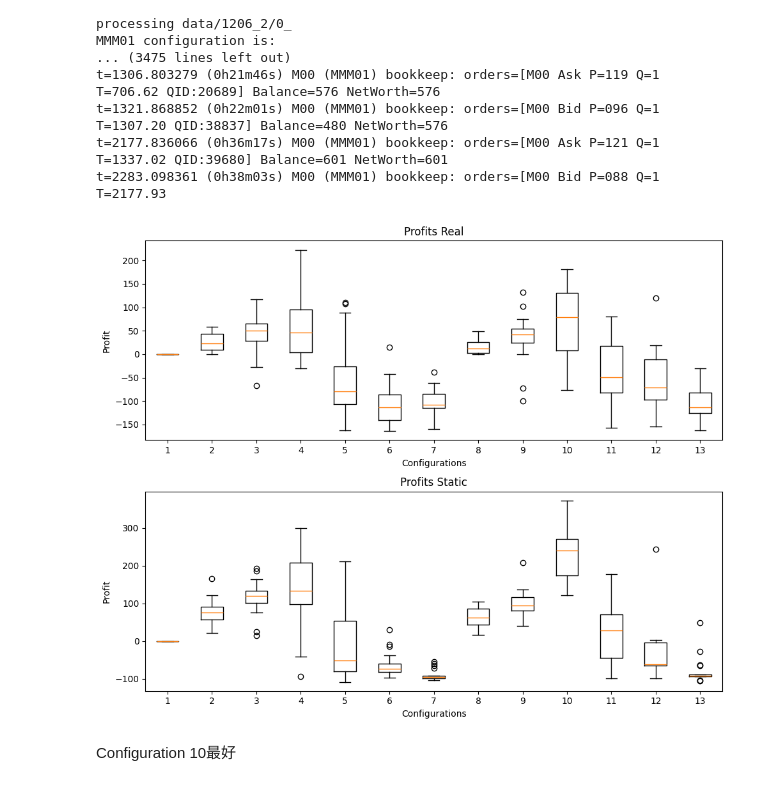
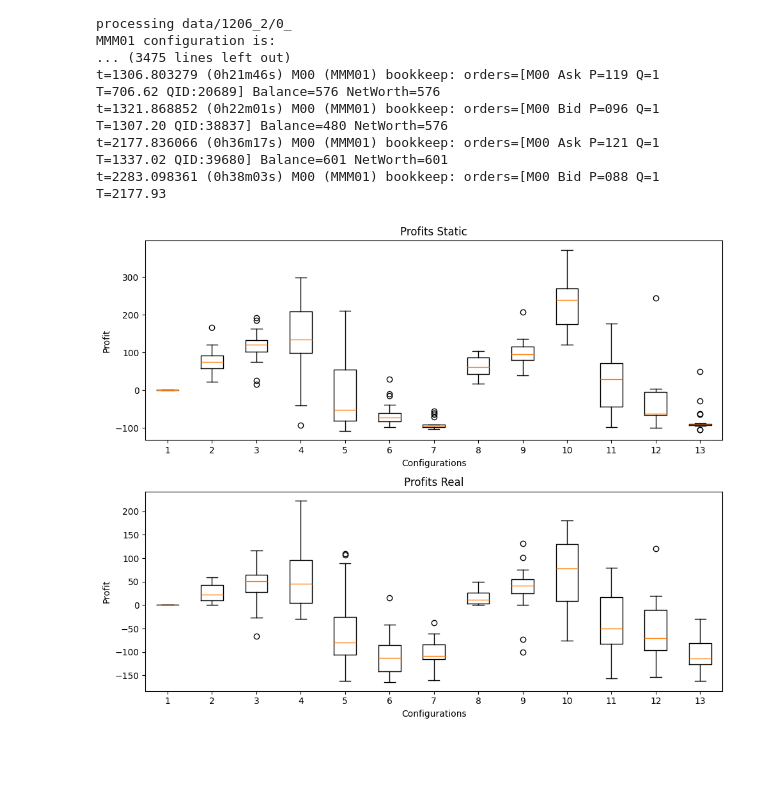
Before and after one commit to WendyWu0705/Auto-Trading_System, a Jupyter notebook: Q3.ipynb, the cells around one changed output. Saved outputs shown, nothing was run; the diff lists cells and outputs as text; code cells hidden in the pictures; blank space fills up the shorter version.

```diff
--- a/Q3.ipynb
+++ b/Q3.ipynb
@@ -218,31 +218,26 @@ t=2283.098361 (0h38m03s) M00 (MMM01) bookkeep: orders=[M00 Bid P=088 Q=1 T=2177.
 # %%
 import pandas as pd
 import ast
 results = pd.read_csv('data/experiment.csv')
-data1 = results['profits_real']
-data2 = results['profits_static']
 def parse_and_convert_to_float(x):
-    """解析字符串格式的列表，并将所有元素转换为 float"""
     if isinstance(x, str):
         parsed = ast.literal_eval(x)
         return [float(item) for item in parsed]
 
-data1 = results['profits_real'].apply(parse_and_convert_to_float)
-data2 = results['profits_static'].apply(parse_and_convert_to_float)
+data2 = results['profits_real'].apply(parse_and_convert_to_float)
+data1 = results['profits_static'].apply(parse_and_convert_to_float)
 
 fig, (ax1, ax2) = plt.subplots(2,1, figsize=(10, 8))
 ax1.boxplot(data1)
-ax1.set_title('Profits Real')
+ax1.set_title('Profits Static')
 ax1.set_xlabel('Configurations')
 ax1.set_ylabel('Profit')
 
 ax2.boxplot(data2)
-ax2.set_title('Profits Static')
+ax2.set_title('Profits Real')
 ax2.set_xlabel('Configurations')
 ax2.set_ylabel('Profit')
 plt.tight_layout()
 plt.show()
 # %% [output]
-[figure, old version]
+[figure, new version]
-# %% [markdown]
-Configuration 10最好
```
Also changed, not shown: parts of 8 cells of this notebook, 2 other files.
